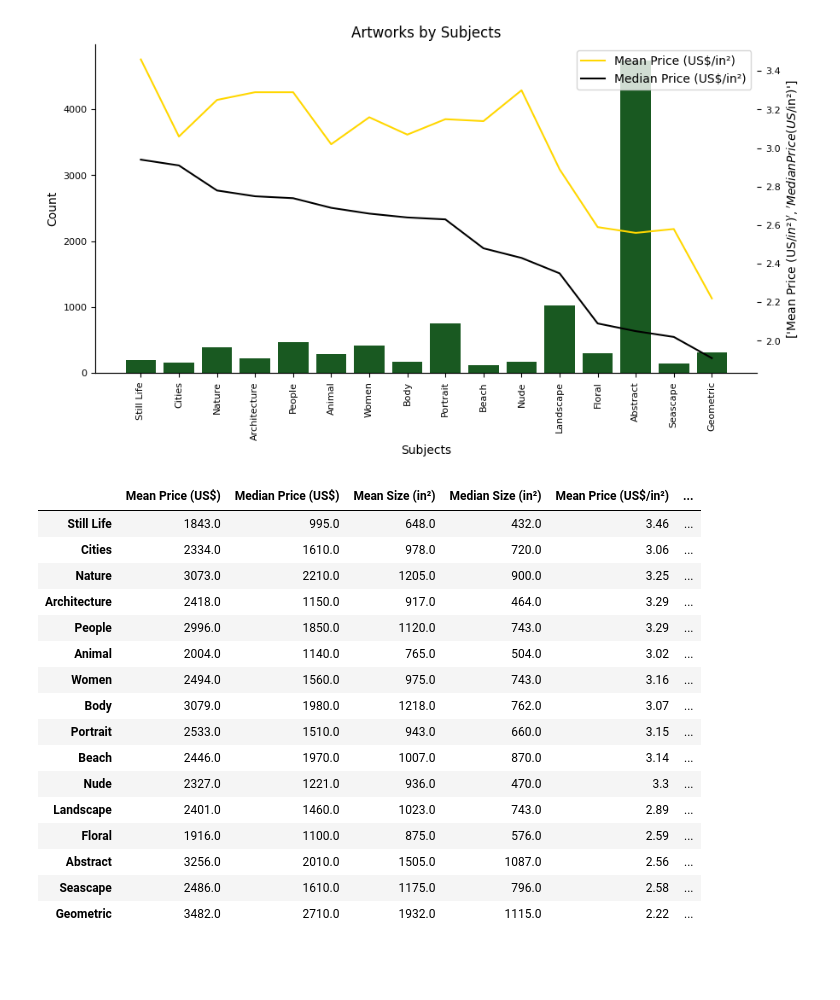
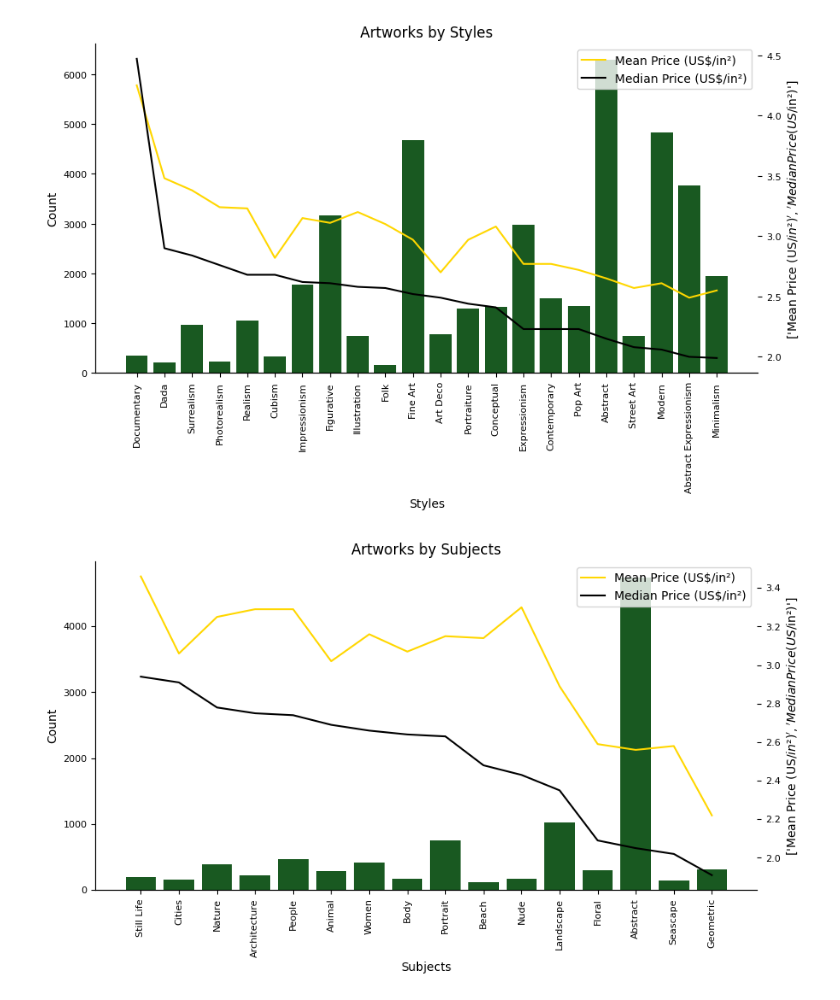
Before and after one commit to cryptogazzetta/Arte, a Jupyter notebook: analysis/saatchi_explore_artworks.ipynb, the cells around one changed output. Drawn from its saved outputs; the diff is of its cells as text; code cells hidden in the pictures; blank space fills up the shorter version.

```diff
--- a/analysis/saatchi_explore_artworks.ipynb
+++ b/analysis/saatchi_explore_artworks.ipynb
@@ -264,12 +302,11 @@ def get_all_models(x, y):
         mse = mean_squared_error(y_test, y_pred)
         pearson = np.corrcoef(y_test.to_numpy(), y_pred)[0, 1]
 
-        models_df.loc['Pearson Correl Predicted-Actual', model_name] = pearson
         models_df.loc['R² Score', model_name] = r2
         models_df.loc['Adjusted R² Score', model_name] = adj_r2
+        models_df.loc['Pearson Correl Predicted-Actual', model_name] = pearson
         models_df.loc['Mean Absolute Error', model_name] = mean_error
         models_df.loc['Median Absolute Error', model_name] = median_error
-        models_df.loc['Mean Absolute Percentage Error', model_name] = mape
         models_df.loc['Mean Squared Error', model_name] = mse
 
         # Round values
@@ -403,7 +469,0 @@ No artists with labels found to put in legend.  Note that artists whose label st
-# %%
-## MODEL FOR SIZE
-
-size_x = artworks[['Size (in²)']]
-y = artworks['Price (US$)']
-
-get_all_models(size_x, y)[0]
@@ -419,44 +470,38 @@ get_all_models(size_x, y)[0]
-# %%
-## CHOOSE COLUMN TO EXPLORE
-artworks_data = get_artworks_df()
-
-column = artworks_data.Subjects
-occurrences_threshold = artworks_data.shape[0]/100
-sort_by = 'Median Price (US$/in²)'
 # %%
-## ANALYSE SEGMENTS
+## ANALYSE CATEGORIES
 
-# TEMAS: E SE TIRAR ARTE ABSTRATA?
+categories_columns_list = ['Styles', 'Subjects', 'Mediums', 'Materials', 'Artist']
 
-column_name = column.name
-filtered_artworks_data, all_segments_df, segments_dfs = segment_and_clean_data(artworks_data, column_name, occurrences_threshold)
-dummies_for_segment = prepare_dataframe_dummies(artworks_data, column_name, segments_dfs)
+sort_by = 'Median Price (US$/in²)'
 
-# get all models to dummies_for_segment
-x = dummies_for_segment.drop(['Price (US$)', column_name], axis=1)
-y = dummies_for_segment['Price (US$)']
-segment_models_df, segment_models = get_all_models(x, y)
+categories_dfs = {}
+categories_models_metrics_df = {}
+categories_models = {}
 
-all_segments_df.sort_values(by=sort_by, ascending=False, inplace=True)
+for column_name in categories_columns_list:
 
-plot_segment_chart(all_segments_df, column_name, 'Count', ['Mean Price (US$/in²)', 'Median Price (US$/in²)'], 'Artworks by ' + column_name)
-all_segments_df
+    if column_name == 'Artist':
+        occurrences_threshold = 5
+    else:
+        occurrences_threshold = artworks.shape[0]/100
+
+    column = artworks[column_name]
+    filtered_artworks_data, all_segments_from_category_df, segments_dfs = segment_and_clean_data(artworks, column_name, occurrences_threshold)
+    dummies_for_category = prepare_dataframe_dummies(artworks, column_name, segments_dfs)
+
+    # get all models to dummies_for_segment
+    x = dummies_for_category.drop(['Price (US$)', column_name], axis=1)
+    y = dummies_for_category['Price (US$)']
+    category_models_metrics_df, category_models = get_all_models(x, y)
+
+    categories_models_metrics_df[column_name] = category_models_metrics_df
+    categories_models[column_name] = category_models
+
+    all_segments_from_category_df.drop('Variance (US$/in²)Count', axis=1, inplace=True)
+    all_segments_from_category_df.sort_values(by=sort_by, ascending=False, inplace=True)
+
+    plot_segment_chart(all_segments_from_category_df, column_name, 'Count', ['Mean Price (US$/in²)', 'Median Price (US$/in²)'], 'Artworks by ' + column_name)
+    categories_dfs[column_name] = all_segments_from_category_df
 # %% [output]
-[figure, old version]
+[figure, new version]
-|  | Mean Price (US$) | Median Price (US$) | Mean Size (in²) | Median Size (in²) | Mean Price (US$/in²) | ... |
-| Still Life | 1843.0 | 995.0 | 648.0 | 432.0 | 3.46 | ... |
-| Cities | 2334.0 | 1610.0 | 978.0 | 720.0 | 3.06 | ... |
-| Nature | 3073.0 | 2210.0 | 1205.0 | 900.0 | 3.25 | ... |
-| Architecture | 2418.0 | 1150.0 | 917.0 | 464.0 | 3.29 | ... |
-| People | 2996.0 | 1850.0 | 1120.0 | 743.0 | 3.29 | ... |
-| Animal | 2004.0 | 1140.0 | 765.0 | 504.0 | 3.02 | ... |
-| Women | 2494.0 | 1560.0 | 975.0 | 743.0 | 3.16 | ... |
-| Body | 3079.0 | 1980.0 | 1218.0 | 762.0 | 3.07 | ... |
-| Portrait | 2533.0 | 1510.0 | 943.0 | 660.0 | 3.15 | ... |
-| Beach | 2446.0 | 1970.0 | 1007.0 | 870.0 | 3.14 | ... |
-| Nude | 2327.0 | 1221.0 | 936.0 | 470.0 | 3.3 | ... |
-| Landscape | 2401.0 | 1460.0 | 1023.0 | 743.0 | 2.89 | ... |
-| Floral | 1916.0 | 1100.0 | 875.0 | 576.0 | 2.59 | ... |
-| Abstract | 3256.0 | 2010.0 | 1505.0 | 1087.0 | 2.56 | ... |
-| Seascape | 2486.0 | 1610.0 | 1175.0 | 796.0 | 2.58 | ... |
-| Geometric | 3482.0 | 2710.0 | 1932.0 | 1115.0 | 2.22 | ... |
+[figure, added]
```
Also changed, not shown: parts of 25 cells of this notebook, 7 other files.
